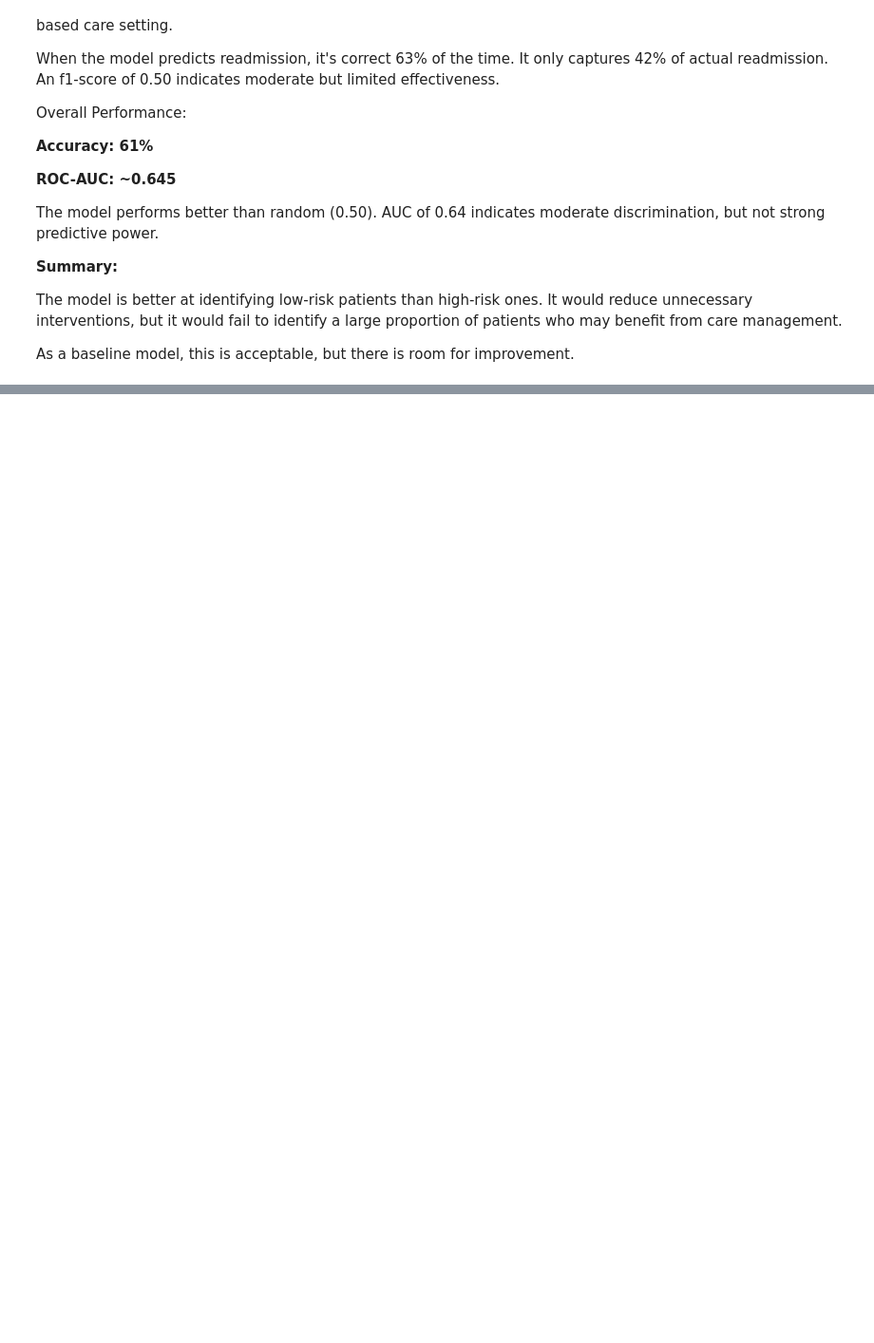
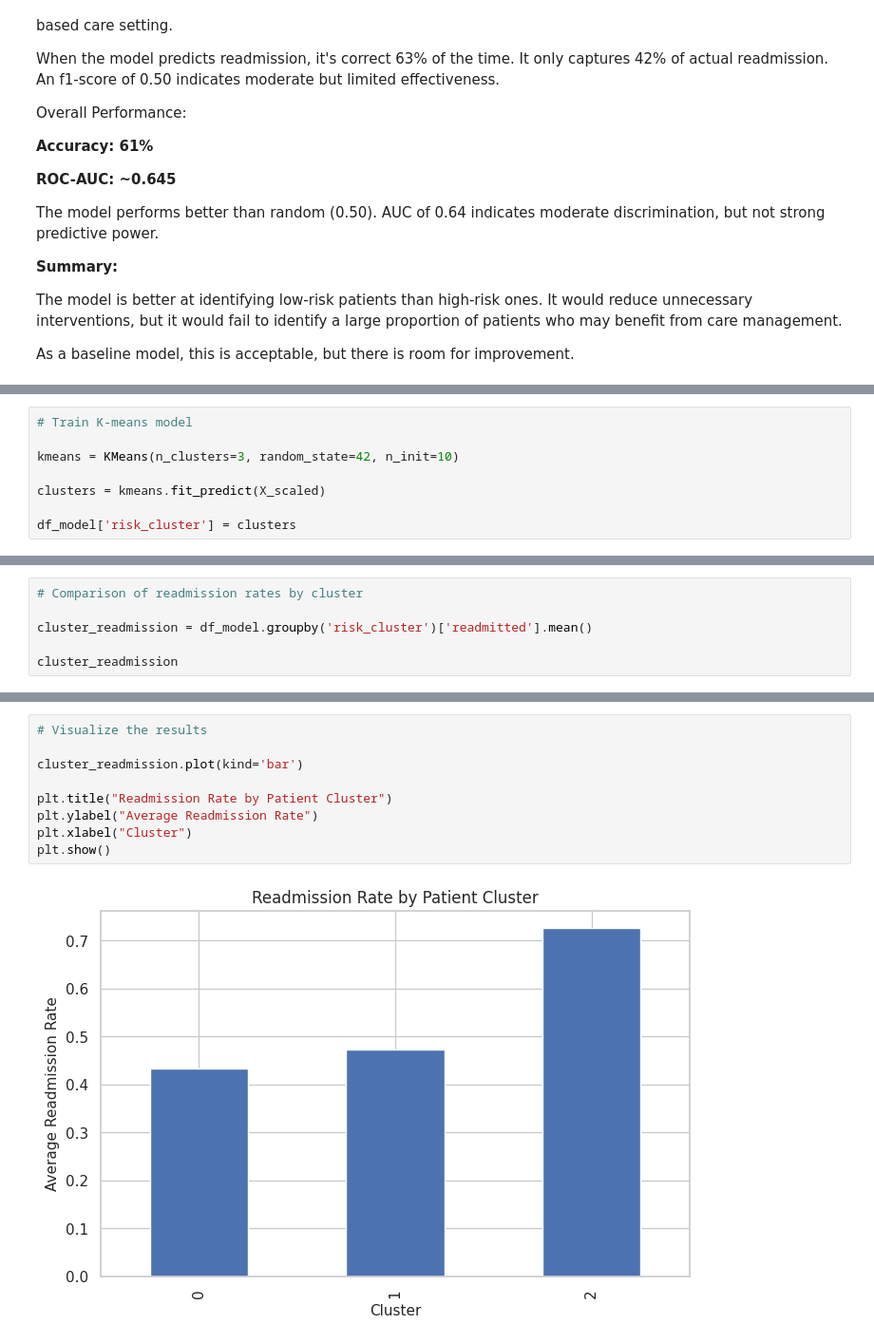
Before and after one commit to hjag038/hospital_readmission_risk, a Jupyter notebook: hospital_readmission_risk.ipynb, the cells around one changed output, grey strips where cells are left out. Shown at 95% size. Saved outputs shown, nothing was run; the diff lists cells and outputs as text; blank space fills up the shorter version.

```diff
--- a/hospital_readmission_risk.ipynb
+++ b/hospital_readmission_risk.ipynb
@@ -591,0 +1175,8 @@ As a baseline model, this is acceptable, but there is room for improvement.
+# %%
+# Train K-means model
+
+kmeans = KMeans(n_clusters=3, random_state=42, n_init=10)
+
+clusters = kmeans.fit_predict(X_scaled)
+
+df_model['risk_cluster'] = clusters
@@ -591,0 +1208,6 @@ As a baseline model, this is acceptable, but there is room for improvement.
+# %%
+# Comparison of readmission rates by cluster
+
+cluster_readmission = df_model.groupby('risk_cluster')['readmitted'].mean()
+
+cluster_readmission
@@ -591,0 +1221,11 @@ As a baseline model, this is acceptable, but there is room for improvement.
+# %%
+# Visualize the results
+
+cluster_readmission.plot(kind='bar')
+
+plt.title("Readmission Rate by Patient Cluster")
+plt.ylabel("Average Readmission Rate")
+plt.xlabel("Cluster")
+plt.show()
+# %% [output]
+[figure, added]
```
Also changed, not shown: parts of 56 cells of this notebook.
